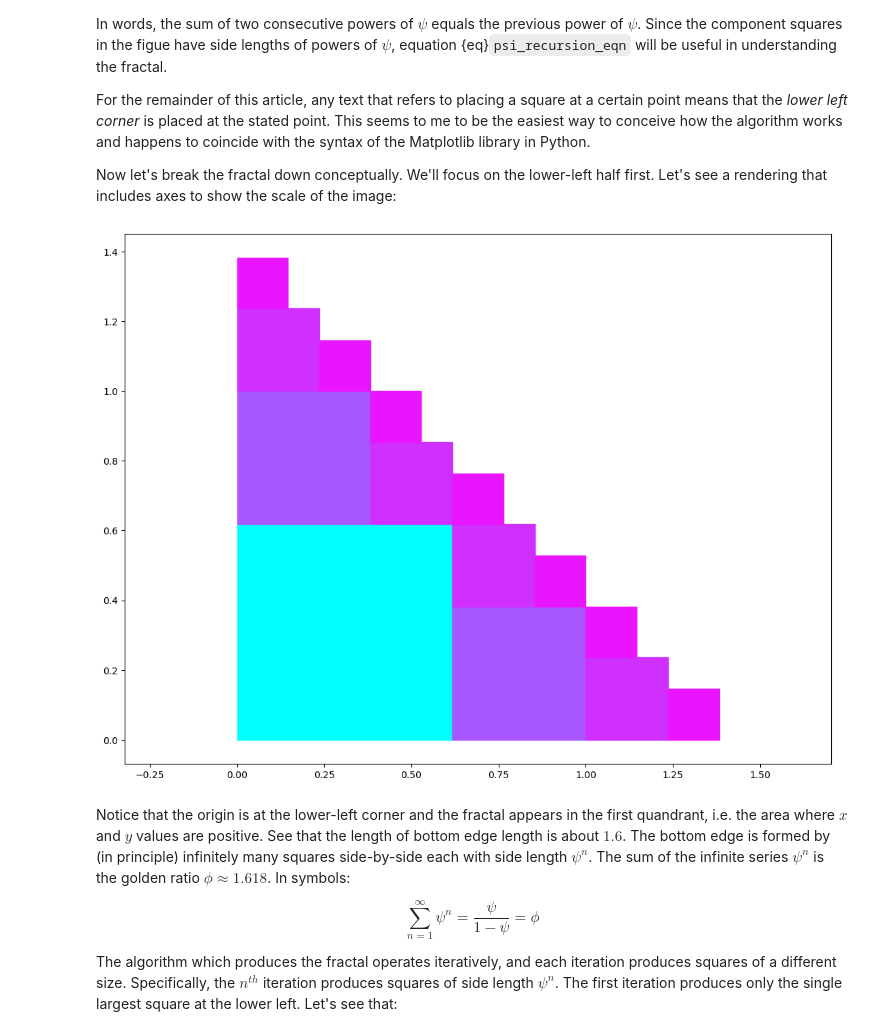
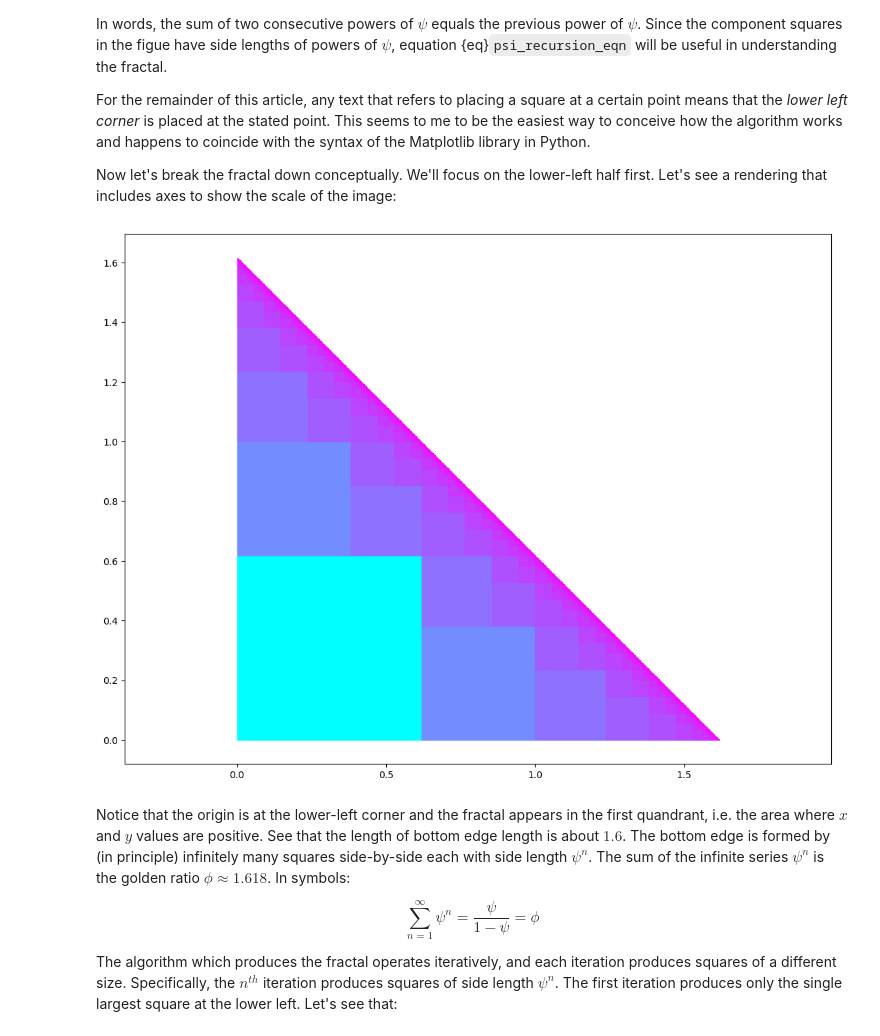
Before and after one commit to Jim-Pearson/Jim-Pearson.github.io, a Jupyter notebook: GoldenSquareFractal.ipynb, the cells around one changed output. Drawn from its saved outputs; the diff is of its cells as text; code cells hidden in the pictures.

```diff
--- a/GoldenSquareFractal.ipynb
+++ b/GoldenSquareFractal.ipynb
@@ -14,12 +14,11 @@ looked interesting.
 '''
 
 import matplotlib.pyplot as plt
-import matplotlib
 import matplotlib.patches as mpatches
 from itertools import chain, combinations
 import numpy as np
 
-def CreatePlot(fig, ax, colors, colors2, depth, SECOND_HALF):
+def CreatePlot(ax, colors, colors2, depth, SECOND_HALF):
     phi = (5**.5 + 1)/2 # Golden ratio
     psi = 1/phi
     sideLength = 1
@@ -82,13 +81,12 @@ SAVE = False
 SECOND_HALF = True
 depth = 14  # 14 iterations is enough. The image doesn't change in further iterations.
 # start building the plot
-fig = plt.figure()
 phi = (5**.5 + 1)/2 # Golden ratio
 ax = plt.axes([0,0,phi,phi])
 colors = plt.get_cmap("cool") # Color palate for the lower-left half of the square.
 colors2 = plt.get_cmap("spring") # Color palate for the upper-right half.
 
-CreatePlot(fig, ax, colors, colors2, depth, SECOND_HALF)
+CreatePlot(ax, colors, colors2, depth, SECOND_HALF)
 
 ax.set_xticks([]); ax.set_yticks([]) # suppress display of axes
 plt.axis('equal') # adjust horizontal/vertical scales so the image renders as a square
@@ -115,17 +113,16 @@ For the remainder of this article, any text that refers to placing a square at a
 
 Now let's break the fractal down conceptually. We'll focus on the lower-left half first. Let's see a rendering that includes axes to show the scale of the image:
 # %%
-depth = 4
+depth = 14
 # start building the plot
-fig = plt.figure()
 ax = plt.axes([0,0,phi,phi])
 
-CreatePlot(fig, ax, colors, colors2, depth, False)
+CreatePlot(ax, colors, colors2, depth, False)
 
 plt.axis('equal') # adjust horizontal/vertical scales so the image renders as a square
 plt.show()
 # %% [output]
-[figure, old version]
+[figure, new version]
 # %% [markdown]
 Notice that the origin is at the lower-left corner and the fractal appears in the first quandrant, i.e. the area where $x$ and $y$ values are positive. See that the length of bottom edge length is about $1.6$. The bottom edge is formed by (in principle) infinitely many squares side-by-side each with side length $\psi^n$. The sum of the infinite series $\psi^n$ is the golden ratio $\phi \approx 1.618$. In symbols:
 
```
Also changed, not shown: parts of 3 cells of this notebook, 7 other files.
